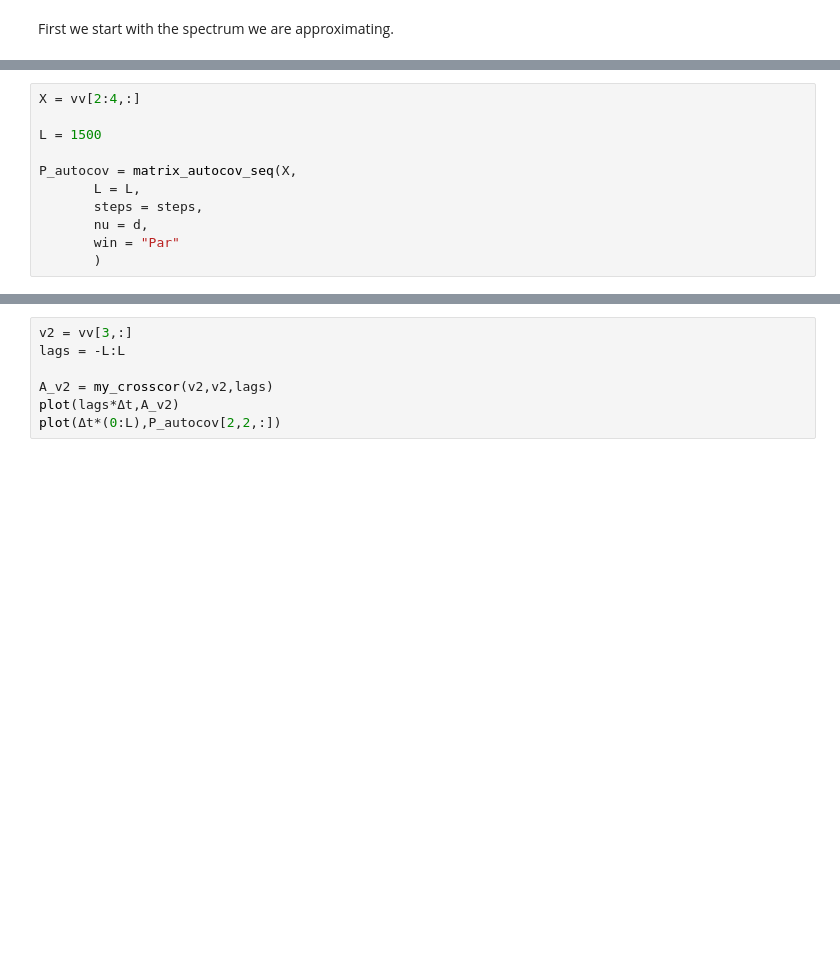
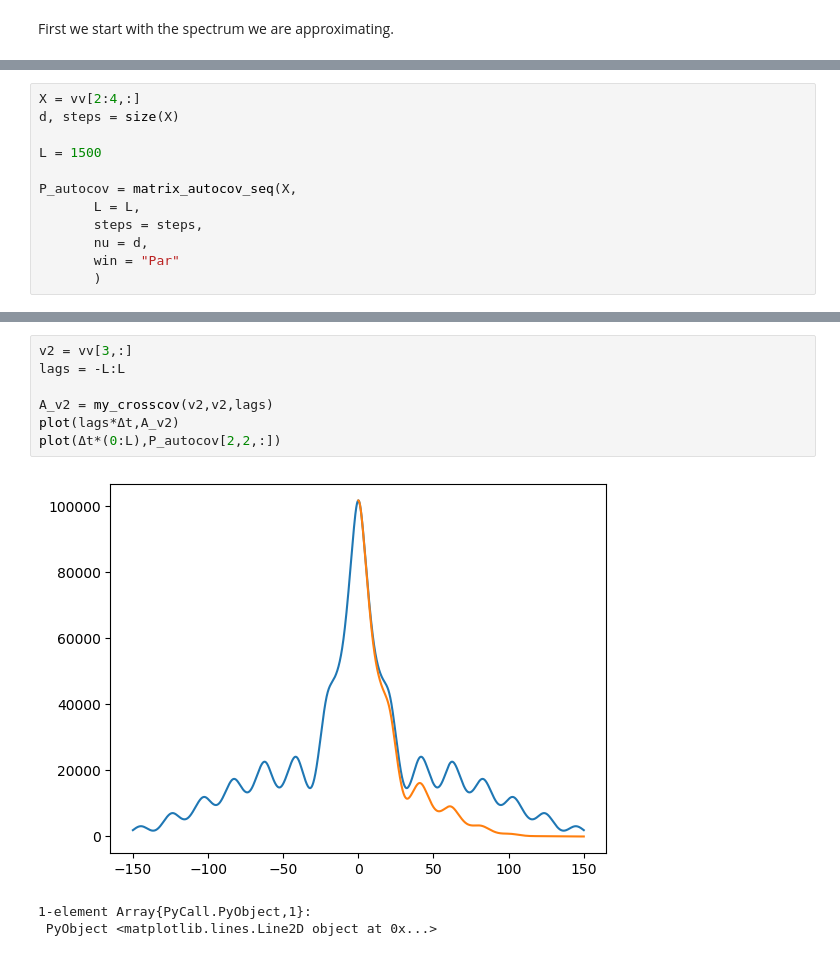
Before and after one commit to JaredMcB/DDRM, a Jupyter notebook: Tools/CKMS_filter/CKMS with Approximated Autocov seq.ipynb, the cells around one changed output, grey strips where cells are left out. Drawn from its saved outputs; the diff is of its cells as text; blank space fills up the shorter version.

```diff
--- a/Tools/CKMS_filter/CKMS with Approximated Autocov seq.ipynb
+++ b/Tools/CKMS_filter/CKMS with Approximated Autocov seq.ipynb
@@ -325,5 +331,6 @@ H1 = imshow(uu[:,ind_start:ind_stop]', extent=[0,21.55,0,150], aspect="auto")
 # %%
 X = vv[2:4,:]
+d, steps = size(X)
 
 L = 1500
 
@@ -336,10 +361,14 @@ P_autocov = matrix_autocov_seq(X,
 # %%
 v2 = vv[3,:]
 lags = -L:L
 
-A_v2 = my_crosscor(v2,v2,lags)
+A_v2 = my_crosscov(v2,v2,lags)
 plot(lags*Δt,A_v2)
 plot(Δt*(0:L),P_autocov[2,2,:])
+# %% [output]
+[figure, added]
+1-element Array{PyCall.PyObject,1}:
+ PyObject <matplotlib.lines.Line2D object at 0x...>
 # %%
 L_autocov = spectfact_matrix_CKMS(P_autocov)
 # %% [output]
```
Also changed, not shown: parts of 9 cells of this notebook, 8 other files.
